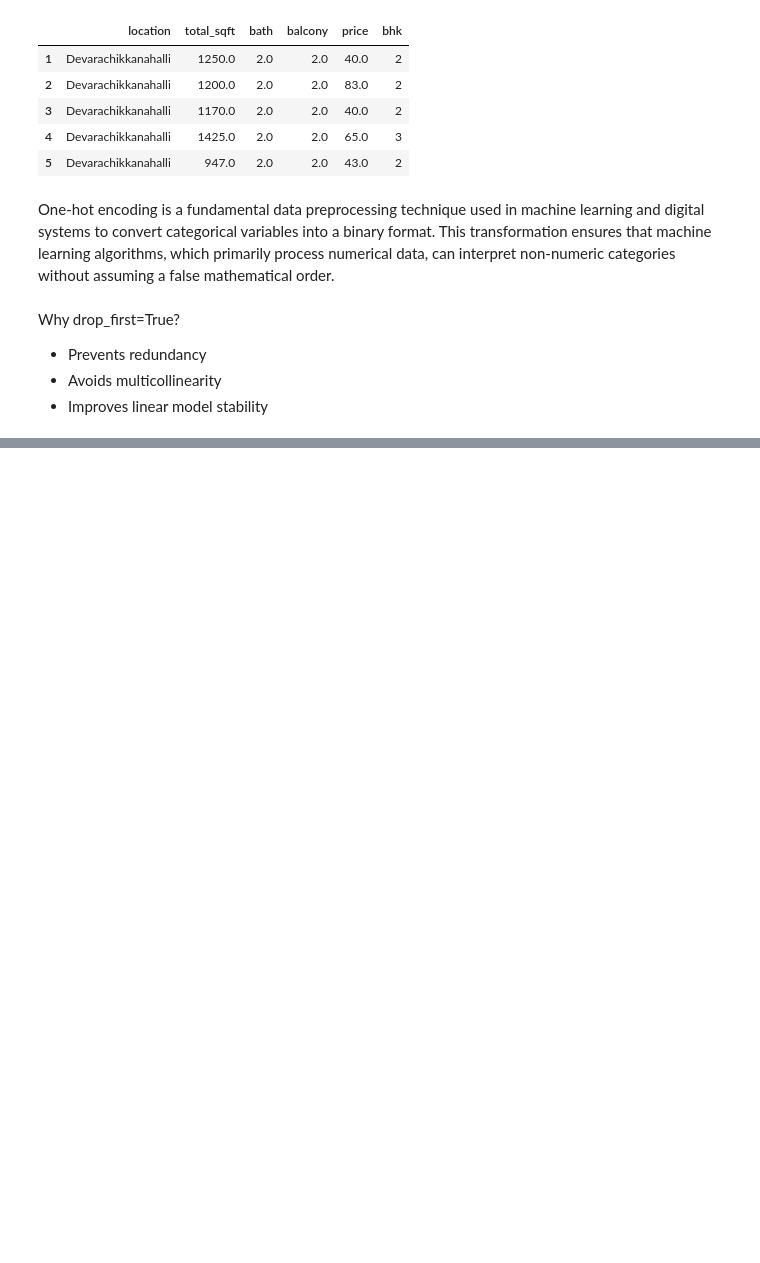
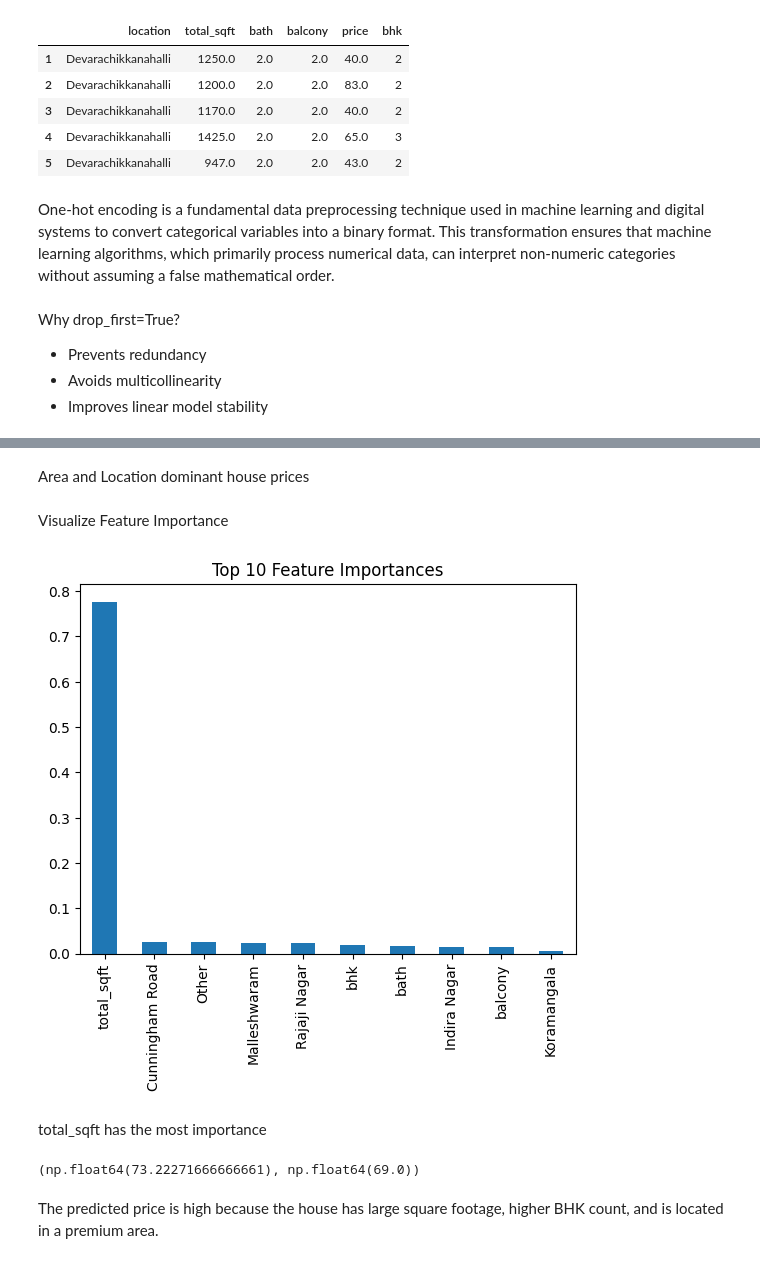
Before and after one commit to TousifTamboli/MLA-Projects, a Jupyter notebook: House Price Prediction/notebooks/01_data_understanding.ipynb, the cells around one changed output, grey strips where cells are left out. Cells and saved outputs as stored; diff of their text form; code cells hidden in the pictures; blank space fills up the shorter version.

```diff
--- a/House Price Prediction/notebooks/01_data_understanding.ipynb
+++ b/House Price Prediction/notebooks/01_data_understanding.ipynb
@@ -397,0 +426,8 @@ Name: price, Length: 7313, dtype: float64
+# %%
+# Ridge Regression
+
+from sklearn.linear_model import Ridge
+
+ridge = Ridge(alpha=1.0)
+ridge.fit(X_train, y_train)
+ridge.score(X_test, y_test)
@@ -397,0 +436,6 @@ Name: price, Length: 7313, dtype: float64
+# %%
+#Lasso Regression
+from sklearn.linear_model import Lasso
+lasso = Lasso(alpha=0.1)
+lasso.fit(X_train, y_train)
+lasso.score(X_test, y_test)
@@ -397,0 +449,7 @@ Name: price, Length: 7313, dtype: float64
+# %%
+from sklearn.ensemble import RandomForestRegressor
+
+rf = RandomForestRegressor(n_estimators=100, random_state=42)
+
+rf.fit(X_train, y_train)
+rf.score(X_test, y_test)
@@ -397,0 +560,5 @@ Name: price, Length: 7313, dtype: float64
+# %%
+import pandas as pd
+
+feature_imporance = pd.Series(rf.feature_importances_, index=X.columns).sort_values(ascending=False)
+feature_imporance.head(10)
@@ -397,0 +577,22 @@ Name: price, Length: 7313, dtype: float64
+# %% [markdown]
+Area and Location dominant house prices
+# %% [markdown]
+Visualize Feature Importance
+# %%
+feature_imporance.head(10).plot(kind='bar')
+plt.title("Top 10 Feature Importances")
+plt.show()
+# %% [output]
+[figure, added]
+# %% [markdown]
+total_sqft has the most importance
+# %%
+sample = X_test.iloc[0]
+predicted_price = rf.predict([sample])[0]
+actual_price = y_test.iloc[0]
+
+predicted_price, actual_price
+# %% [output]
+(np.float64(73.22271666666661), np.float64(69.0))
+# %% [markdown]
+The predicted price is high because the house has large square footage, higher BHK count, and is located in a premium area.
```
Also changed, not shown: parts of 18 cells of this notebook, 4 other files.
